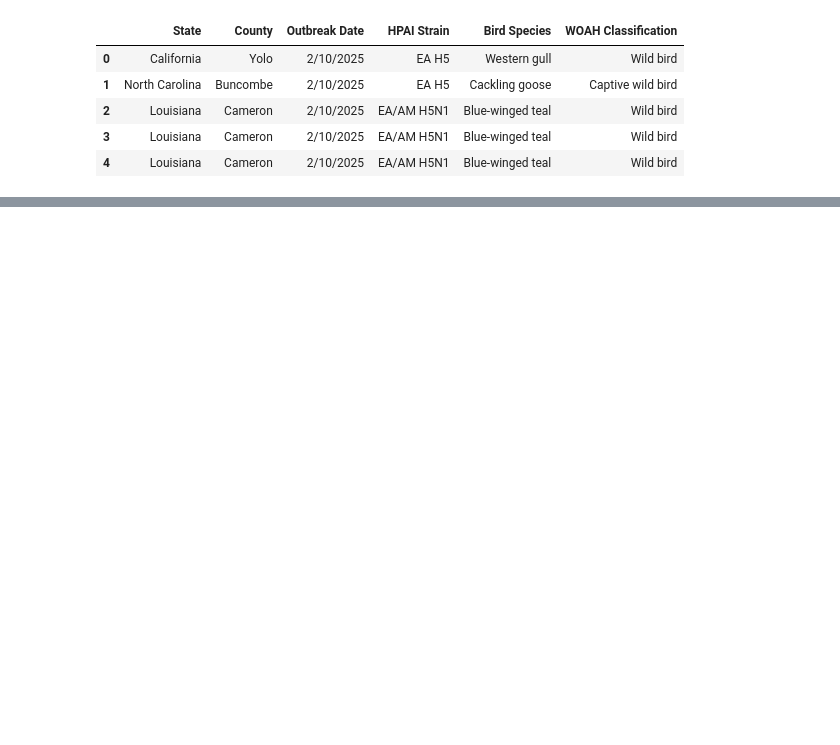
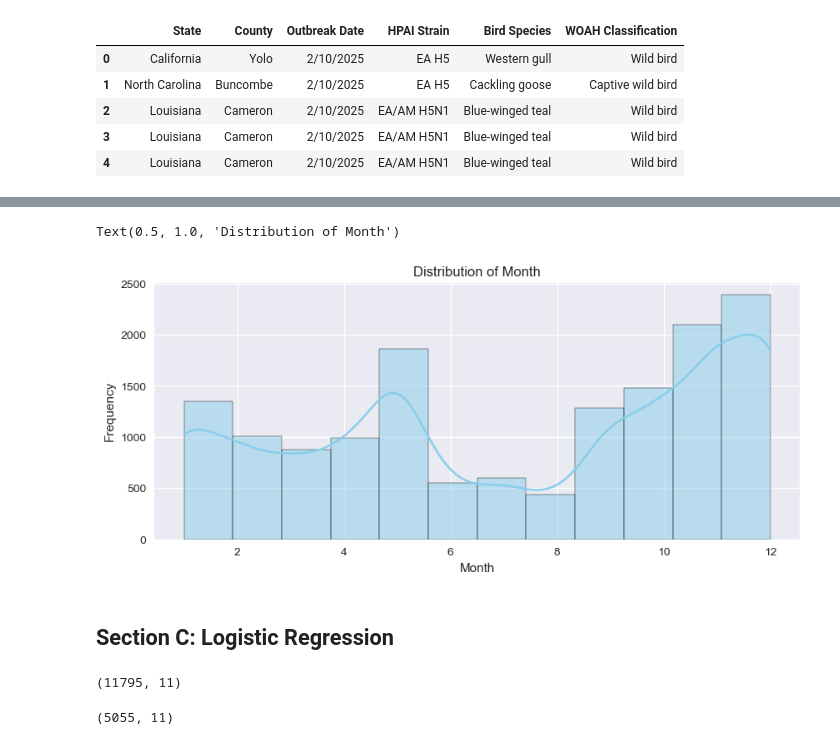
Before and after one commit to MaryPulley/Project_2, a Jupyter notebook: proj2_birdflu_analysis.ipynb, the cells around one changed output, grey strips where cells are left out. Saved outputs shown, nothing was run; the diff lists cells and outputs as text; code cells hidden in the pictures; blank space fills up the shorter version.

```diff
--- a/proj2_birdflu_analysis.ipynb
+++ b/proj2_birdflu_analysis.ipynb
@@ -853,0 +696,13 @@ The ARIMA implementation follows best practices for time series forecasting, wit
+# %%
+# Plot the month distribution.
+
+plt.figure(figsize=(10,4))
+sns.histplot(correlation_df[correlation_df['Month'] != 0]['Month'],bins=12, kde=True,color="skyblue")
+plt.xlabel("Month")
+plt.ylabel("Frequency")
+plt.title("Distribution of Month")
+# %% [output]
+Text(0.5, 1.0, 'Distribution of Month')
+[figure, added]
+# %% [markdown]
+## Section C: Logistic Regression
@@ -853,0 +715,12 @@ The ARIMA implementation follows best practices for time series forecasting, wit
+# %%
+# Get the shape of X_train.
+
+X_train.shape
+# %% [output]
+(11795, 11)
+# %%
+# Get the shape of X_test.
+
+X_test.shape
+# %% [output]
+(5055, 11)
```
Also changed, not shown: parts of 174 cells of this notebook, 1 other file.
